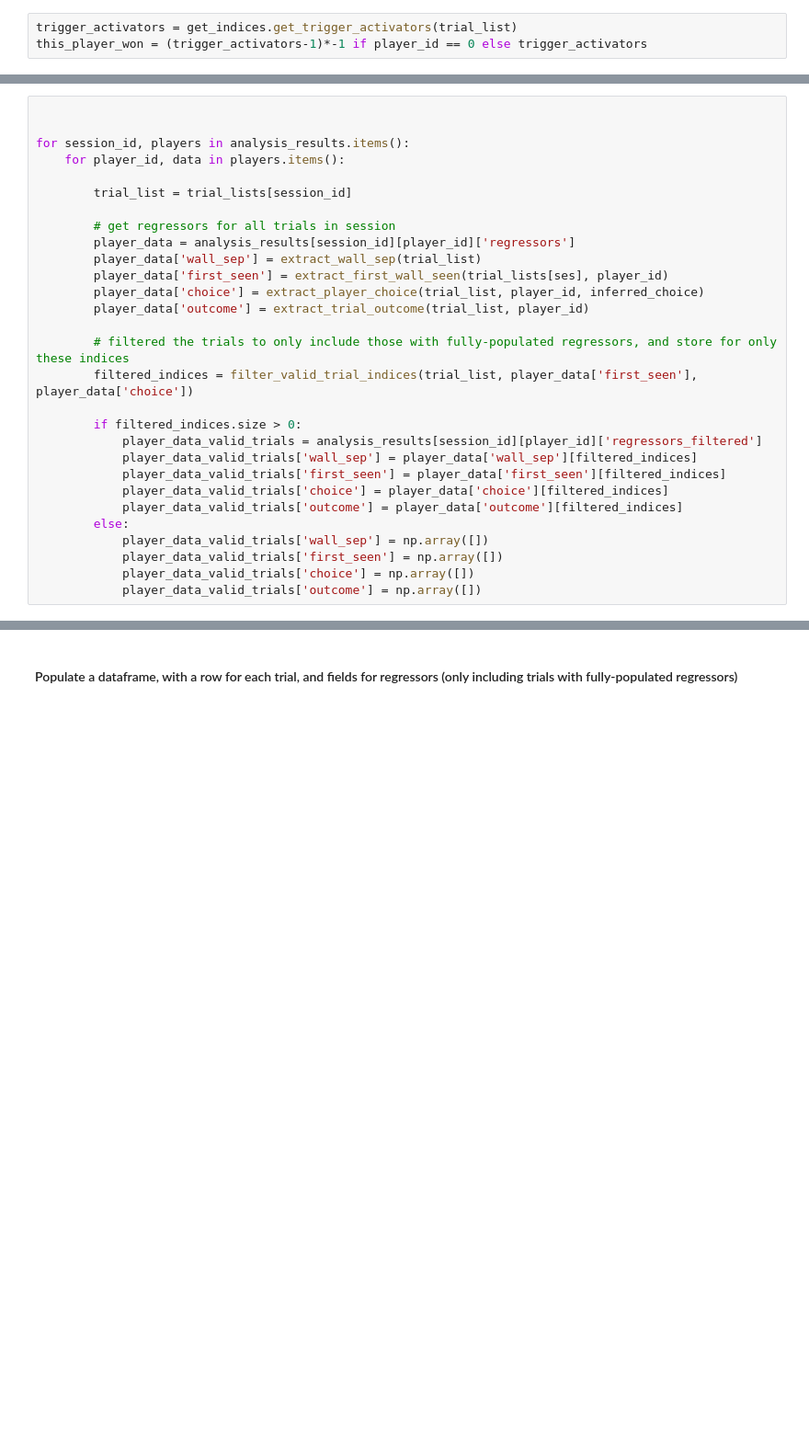
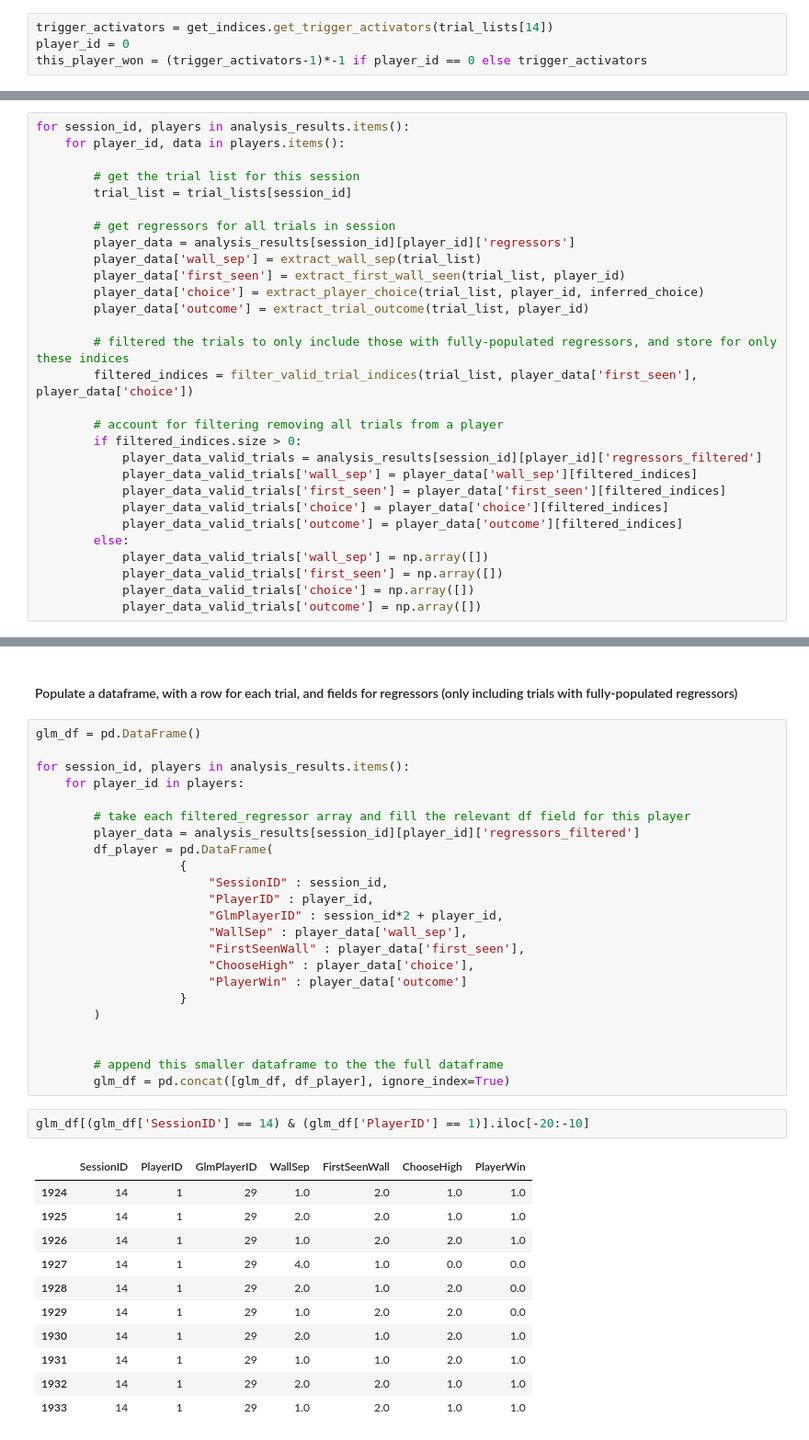
Before and after one commit to tomhagley6/octagon_analysis, a Jupyter notebook: sandbox/GLM_sandbox.ipynb, the cells around one changed output, grey strips where cells are left out. Shown: that part at 92% size. Drawn from its saved outputs; the diff is of its cells as text; blank space fills up the shorter version.

```diff
--- a/sandbox/GLM_sandbox.ipynb
+++ b/sandbox/GLM_sandbox.ipynb
@@ -223,7 +173,8 @@ array([nan,  1.,  1.,  2.,  2.,  2.,  1.,  2.,  0.,  2.,  2., nan,  1.,
 # %% [markdown]
 #### Outcome
 # %%
-trigger_activators = get_indices.get_trigger_activators(trial_list)
+trigger_activators = get_indices.get_trigger_activators(trial_lists[14])
+player_id = 0
 this_player_won = (trigger_activators-1)*-1 if player_id == 0 else trigger_activators
 # %%
 this_player_won
@@ -335,21 +276,21 @@ array([1., 2., 4., 2., 2., 2., 4., 2., 2., 2., 2., 1., 4., 1., 1., 1., 1.,
 # %%
-
-
 for session_id, players in analysis_results.items():
     for player_id, data in players.items():
 
+        # get the trial list for this session
         trial_list = trial_lists[session_id]
 
         # get regressors for all trials in session
         player_data = analysis_results[session_id][player_id]['regressors']
         player_data['wall_sep'] = extract_wall_sep(trial_list)
-        player_data['first_seen'] = extract_first_wall_seen(trial_lists[ses], player_id)
+        player_data['first_seen'] = extract_first_wall_seen(trial_list, player_id)
         player_data['choice'] = extract_player_choice(trial_list, player_id, inferred_choice)
         player_data['outcome'] = extract_trial_outcome(trial_list, player_id)
 
         # filtered the trials to only include those with fully-populated regressors, and store for only these indices
         filtered_indices = filter_valid_trial_indices(trial_list, player_data['first_seen'], player_data['choice'])
 
+        # account for filtering removing all trials from a player
         if filtered_indices.size > 0:
             player_data_valid_trials = analysis_results[session_id][player_id]['regressors_filtered']
             player_data_valid_trials['wall_sep'] = player_data['wall_sep'][filtered_indices]
@@ -399,2 +305,39 @@ wall initial visibili
 # %% [markdown]
 #### Populate a dataframe, with a row for each trial, and fields for regressors (only including trials with fully-populated regressors)
+# %%
+glm_df = pd.DataFrame()
+
+for session_id, players in analysis_results.items():
+    for player_id in players:
+
+        # take each filtered_regressor array and fill the relevant df field for this player
+        player_data = analysis_results[session_id][player_id]['regressors_filtered']
+        df_player = pd.DataFrame(
+                    {
+                        "SessionID" : session_id,
+                        "PlayerID" : player_id,
+                        "GlmPlayerID" : session_id*2 + player_id,
+                        "WallSep" : player_data['wall_sep'],
+                        "FirstSeenWall" : player_data['first_seen'],
+                        "ChooseHigh" : player_data['choice'],
+                        "PlayerWin" : player_data['outcome']
+                    }
+        )
+
+
+        # append this smaller dataframe to the the full dataframe
+        glm_df = pd.concat([glm_df, df_player], ignore_index=True)
+# %%
+glm_df[(glm_df['SessionID'] == 14) & (glm_df['PlayerID'] == 1)].iloc[-20:-10]
+# %% [output]
+|  | SessionID | PlayerID | GlmPlayerID | WallSep | FirstSeenWall | ChooseHigh | PlayerWin |
+| 1924 | 14 | 1 | 29 | 1.0 | 2.0 | 1.0 | 1.0 |
+| 1925 | 14 | 1 | 29 | 2.0 | 2.0 | 1.0 | 1.0 |
+| 1926 | 14 | 1 | 29 | 1.0 | 2.0 | 2.0 | 1.0 |
+| 1927 | 14 | 1 | 29 | 4.0 | 1.0 | 0.0 | 0.0 |
+| 1928 | 14 | 1 | 29 | 2.0 | 1.0 | 2.0 | 0.0 |
+| 1929 | 14 | 1 | 29 | 1.0 | 2.0 | 2.0 | 0.0 |
+| 1930 | 14 | 1 | 29 | 2.0 | 1.0 | 2.0 | 1.0 |
+| 1931 | 14 | 1 | 29 | 1.0 | 1.0 | 2.0 | 1.0 |
+| 1932 | 14 | 1 | 29 | 2.0 | 2.0 | 1.0 | 1.0 |
+| 1933 | 14 | 1 | 29 | 1.0 | 2.0 | 1.0 | 1.0 |
```
Also changed, not shown: parts of 16 cells of this notebook.
